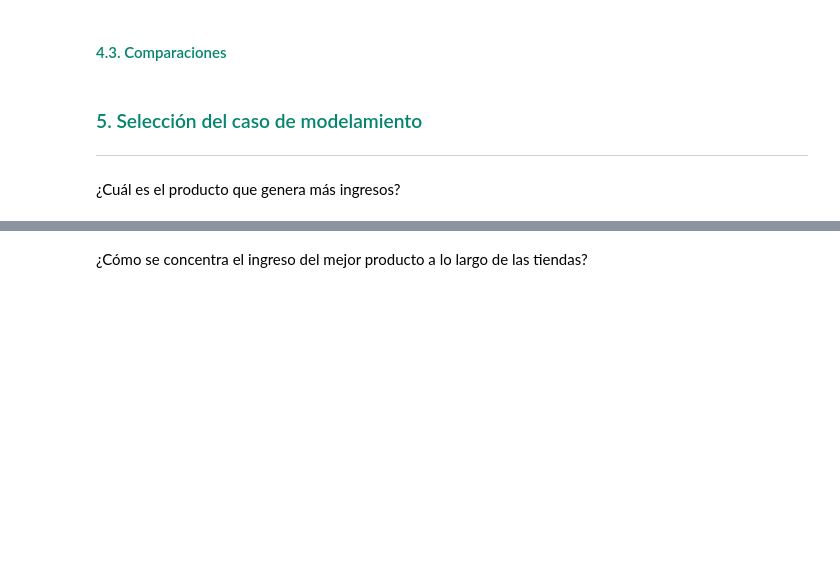
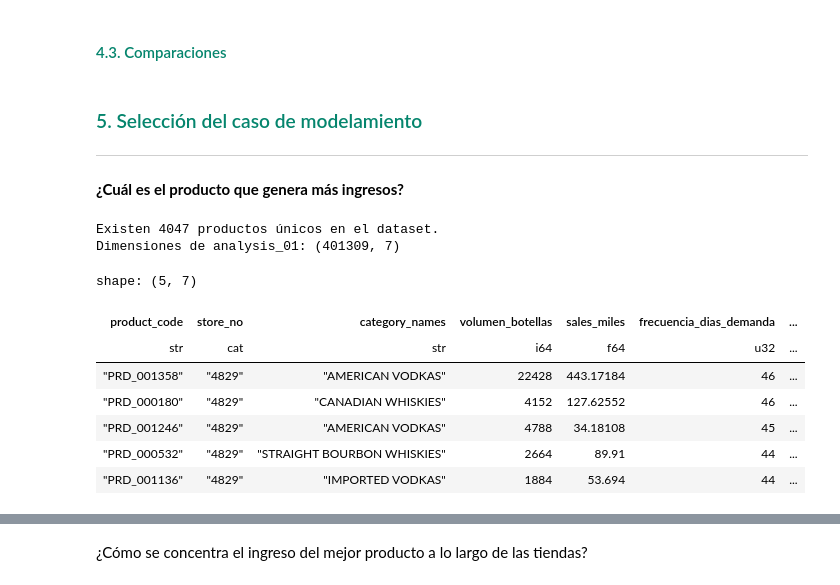
Before and after one commit to charliebrown007/Proyecto_UCB_2da_fase, a Jupyter notebook: 03_scripts/s_04_Fase_02.ipynb, the cells around one changed output, grey strips where cells are left out. Saved outputs shown, nothing was run; the diff lists cells and outputs as text; code cells hidden in the pictures; blank space fills up the shorter version.

```diff
--- a/03_scripts/s_04_Fase_02.ipynb
+++ b/03_scripts/s_04_Fase_02.ipynb
@@ -412,7 +414,56 @@ shape: (8, 4)
 <h3 style="color:#05856d">5. Selección del caso de modelamiento</h3>
 <hr>
 # %% [markdown]
-¿Cuál es el producto que genera más ingresos?
+**¿Cuál es el producto que genera más ingresos?**
+# %%
+analysis_01 = (
+    df_01
+    .group_by(['product_code', 'store_no'])
+    .agg(
+        # 1. ¿Qué categorías de productos están involucradas?
+        pl.col('category_name').unique().str.join(', ').alias('category_names'),
+
+        # 2. ¿Cuántas botellas se han vendido en la historia de este producto?
+        pl.col('sales_bottles').sum().alias('volumen_botellas'),
+
+        # 3. Ingresos generados por la venta de botellas (expresado en miles)
+        (pl.col('sales_dollars').sum() / 1_000).alias('sales_miles'),
+
+        # 4. ¿En cuántos días únicos alguien compró al menos 1 botella?
+        pl.col('ordered_on')
+          .filter(pl.col('sales_bottles') > 0)
+          .n_unique()
+          .alias('frecuencia_dias_demanda')
+    )
+    # 5. Categorización en rangos (se realiza fuera del agg para evitar problemas de contexto)
+    .with_columns(
+        pl.col('frecuencia_dias_demanda').cut(
+            breaks = [20, 40, 60],
+            labels = ['0-20 días', '20-40 días', '40-60 días', 'más de 60 días'],
+            left_closed = False
+        ).alias('frecuencia_dias_demanda_cat')
+    )
+    # Ordenar por los que tienen demanda más constante, y luego por volumen
+    .sort(['frecuencia_dias_demanda', 'sales_miles'], descending = [True, True])
+)
+
+# Conteo de productos únicos
+n_productos = df_01.select(pl.col('product_code').n_unique()).item()
+print(f"Existen {n_productos} productos únicos en el dataset.")
+print(f"Dimensiones de analysis_01: {analysis_01.shape}")
+
+analysis_01.head()
+# %% [output]
+Existen 4047 productos únicos en el dataset.
+Dimensiones de analysis_01: (401309, 7)
+shape: (5, 7)
+| product_code | store_no | category_names | volumen_botellas | sales_miles | frecuencia_dias_demanda | ... |
+| str | cat | str | i64 | f64 | u32 | ... |
+| "PRD_001358" | "4829" | "AMERICAN VODKAS" | 22428 | 443.17184 | 46 | ... |
+| "PRD_000180" | "4829" | "CANADIAN WHISKIES" | 4152 | 127.62552 | 46 | ... |
+| "PRD_001246" | "4829" | "AMERICAN VODKAS" | 4788 | 34.18108 | 45 | ... |
+| "PRD_000532" | "4829" | "STRAIGHT BOURBON WHISKIES" | 2664 | 89.91 | 44 | ... |
+| "PRD_001136" | "4829" | "IMPORTED VODKAS" | 1884 | 53.694 | 44 | ... |
 # %%
 analysis_01 = (
     df_01
```
Also changed, not shown: parts of 8 cells of this notebook, 2 other files.
